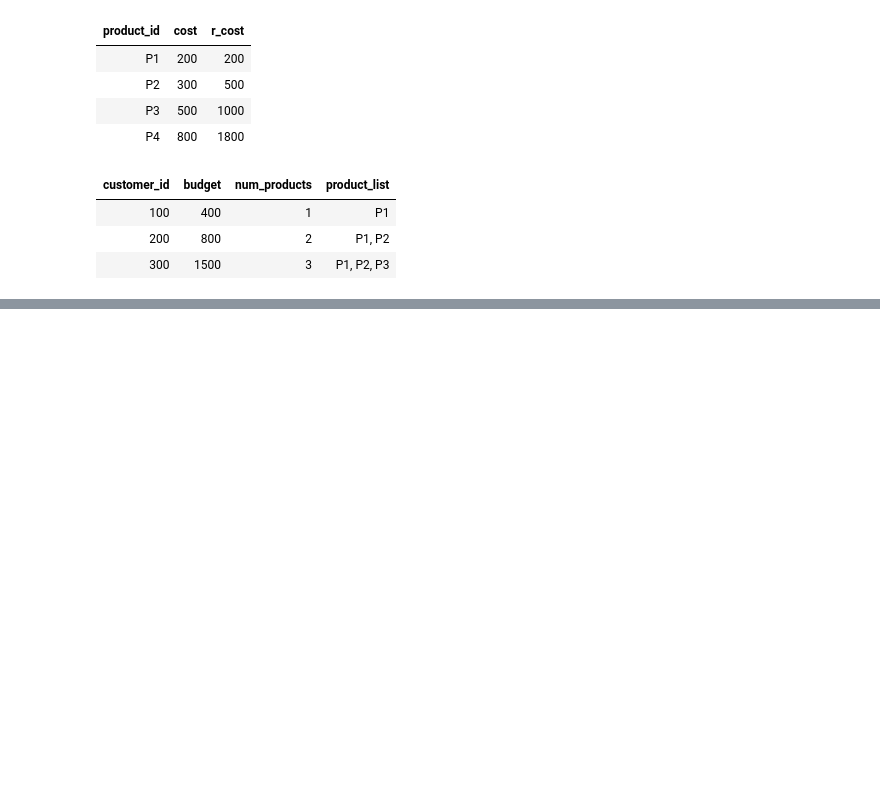
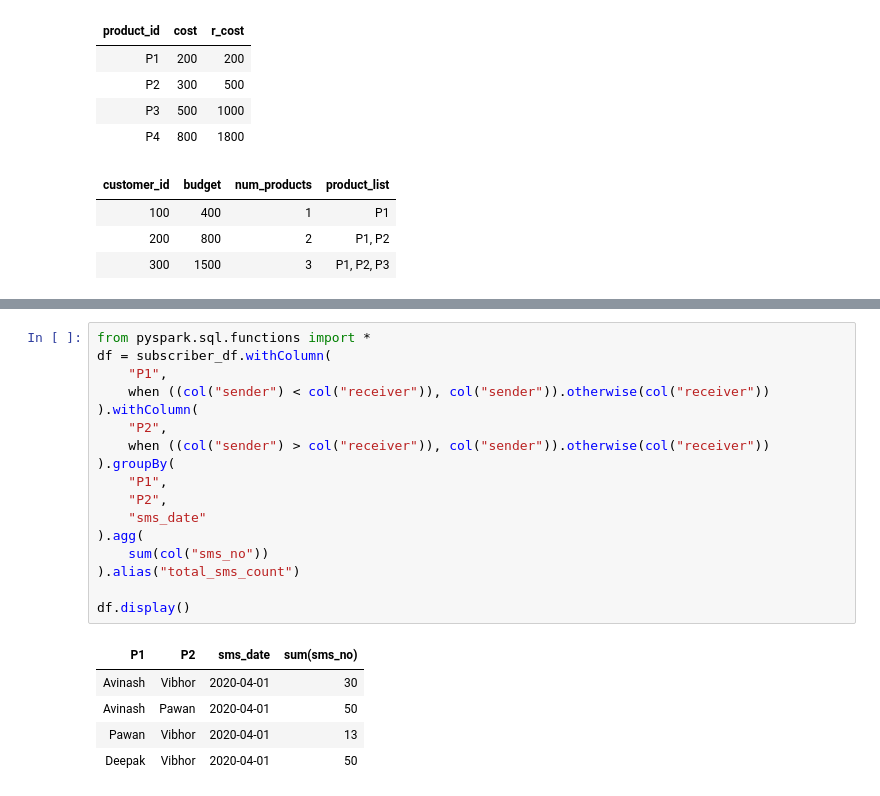
Before and after one commit to Rupam-1/SQL-Pyspark-practise_youtube, a Jupyter notebook: 04. PYSPARK - Part2.ipynb, the cells around one changed output, grey strips where cells are left out. Cells and saved outputs as stored; diff of their text form; blank space fills up the shorter version.

```diff
--- a/04. PYSPARK - Part2.ipynb
+++ b/04. PYSPARK - Part2.ipynb
@@ -1492,0 +1538,23 @@ final_df.display()
+# %%
+from pyspark.sql.functions import *
+df = subscriber_df.withColumn(
+    "P1",
+    when ((col("sender") < col("receiver")), col("sender")).otherwise(col("receiver"))
+).withColumn(
+    "P2",
+    when ((col("sender") > col("receiver")), col("sender")).otherwise(col("receiver"))
+).groupBy(
+    "P1",
+    "P2",
+    "sms_date"
+).agg(
+    sum(col("sms_no"))
+).alias("total_sms_count")
+
+df.display()
+# %% [output]
+| P1 | P2 | sms_date | sum(sms_no) |
+| Avinash | Vibhor | 2020-04-01 | 30 |
+| Avinash | Pawan | 2020-04-01 | 50 |
+| Pawan | Vibhor | 2020-04-01 | 13 |
+| Deepak | Vibhor | 2020-04-01 | 50 |
```
Also changed, not shown: parts of 2 cells of this notebook, 1 other file.
